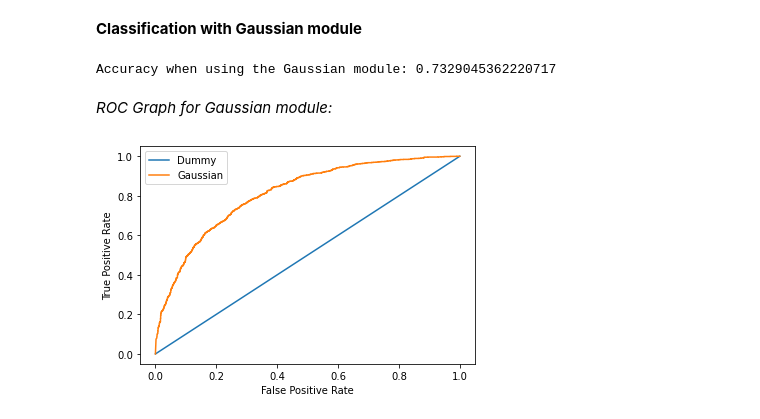
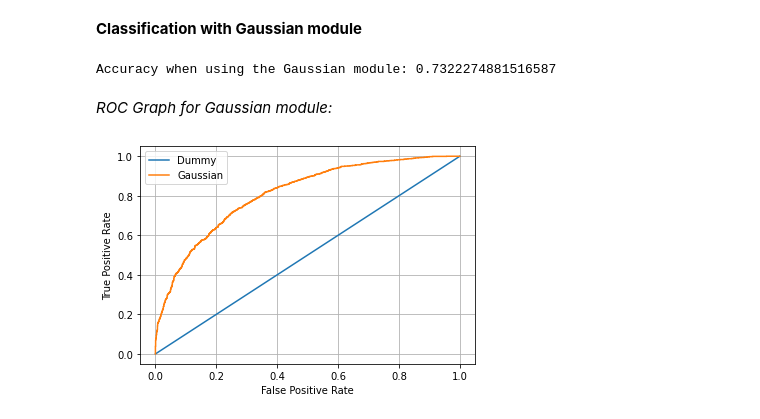
Before and after one commit to YahalomCod/Final-Project, a Jupyter notebook: league-classification.ipynb, the cells around one changed output. Cells and saved outputs as stored; diff of their text form; code cells hidden in the pictures.

```diff
--- a/league-classification.ipynb
+++ b/league-classification.ipynb
@@ -112,8 +106,6 @@ We can tell that the most important information to take in order to predict wich
 # %%
-y = league.blueWins
-y = np.array(y)
 relevantDF = league[X]
-K = [1,3,5,7,10,50,100]
+K = [1,3,5,7,10,25,50,100]
 print("This is the knn moudle with only the important data")
 for k in K:
     knn = KNeighborsClassifier(n_neighbors=k)
@@ -254,25 +289,25 @@ print(F)
 # %%
 from sklearn.naive_bayes import GaussianNB
 from sklearn.metrics import accuracy_score
-X_train, X_test, y_train, y_test = train_test_split(league, y, test_size=0.3, random_state=2)
+X_train, X_test, y_train, y_test = train_test_split(relevantDF, y, test_size=0.3, random_state=2)
 gnb = GaussianNB()
 y_pred = gnb.fit(X_train, y_train).predict(X_test)
 print("Accuracy when using the Gaussian module:" ,accuracy_score(y_test, y_pred))
 # %% [output]
-Accuracy when using the Gaussian module: 0.7329045362220717
+Accuracy when using the Gaussian module: 0.7322274881516587
 # %% [markdown]
 *ROC Graph for Gaussian module:*
 # %%
-import matplotlib.pyplot as plt
-X_train, X_test, y_train, y_test = train_test_split(league, y, test_size=0.3, random_state=2)
+X_train, X_test, y_train, y_test = train_test_split(relevantDF, y, test_size=0.3, random_state=2)
 y_pred = gnb.predict_proba(X_test)
 y_pred = y_pred[:, 1] # taking only the positive outcomes
 fpr, tpr, thresholds = metrics.roc_curve(y_test, y_pred)#using a saved function that to calculate the roc curve
 plt.plot([0,1], [0,1], label='Dummy')
 plt.plot(fpr, tpr, marker='', label='Gaussian')
 plt.xlabel('False Positive Rate')
 plt.ylabel('True Positive Rate')
 plt.legend()
+plt.grid(True)
 plt.show()
 # %% [output]
-[figure, old version]
+[figure, new version]
```
Also changed, not shown: parts of 20 cells of this notebook.
